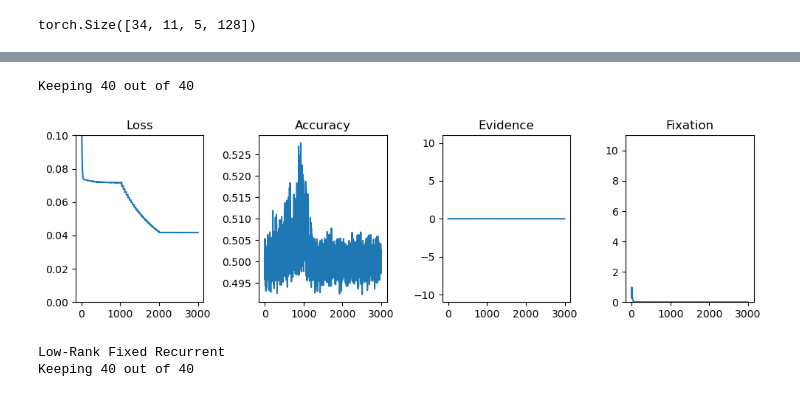
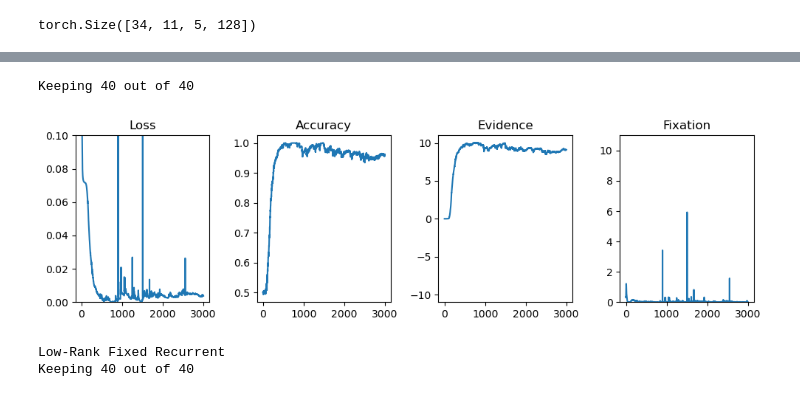
Before and after one commit to landoskape/mcn2024-psets, a Jupyter notebook: intrinsic-excitability/perturb.ipynb, the cells around one changed output, grey strips where cells are left out. Saved outputs shown, nothing was run; the diff lists cells and outputs as text; code cells hidden in the pictures.

Commit message:
plots, some bug fixes

```diff
--- a/intrinsic-excitability/perturb.ipynb
+++ b/intrinsic-excitability/perturb.ipynb
@@ -174,38 +174,38 @@ plt.show()
 # %%
-jobid = 45
+jobid = 43
 
 train_loss, train_accuracy, train_evidence, train_fixation = load_results(jobid)
 keep_idx = train_loss[:, -1] < np.inf
 print(f"Keeping {keep_idx.sum()} out of {keep_idx.shape[0]}")
 
 train_evidence = train_evidence.detach()
 train_fixation = train_fixation.detach()
 
 fig, ax = plt.subplots(1, 4, figsize=(10, 3), tight_layout=True)
 ax[0].plot(train_loss[keep_idx].mean(dim=0))
 # ax[0].fill_between(range(train_loss.shape[1]), train_loss.mean(dim=0) - train_loss.std(dim=0), train_loss.mean(dim=0) + train_loss.std(dim=0), alpha=0.5)
 ax[0].set_title("Loss")
 ax[0].set_ylim(0, 0.1)
 
 ax[1].plot(train_accuracy[keep_idx].mean(dim=0))
 # ax[1].fill_between(range(train_accuracy.shape[1]), train_accuracy.mean(dim=0) - train_accuracy.std(dim=0), train_accuracy.mean(dim=0) + train_accuracy.std(dim=0), alpha=0.5)
 ax[1].set_title("Accuracy")
 
 
 ax[2].plot(train_evidence[keep_idx].mean(dim=0))
 # ax[2].fill_between(range(train_evidence.shape[1]), train_evidence.mean(dim=0) - train_evidence.std(dim=0), train_evidence.mean(dim=0) + train_evidence.std(dim=0), alpha=0.5)
 ax[2].set_title("Evidence")
 ax[2].set_ylim(-11, 11)
 
 ax[3].plot(train_fixation[keep_idx].mean(dim=0))
 # ax[3].fill_between(range(train_fixation.shape[1]), train_fixation.mean(dim=0) - train_fixation.std(dim=0), train_fixation.mean(dim=0) + train_fixation.std(dim=0), alpha=0.5)
 ax[3].set_title("Fixation")
 ax[3].set_ylim(0, 11)
 
 plt.show()
 # %% [output]
 Keeping 40 out of 40
-[figure, old version]
+[figure, new version]
 # %%
 jobs = [43, 44, 45, 46, 47]
 names = ["Low-Rank Full Learning", "Low-Rank Fixed Recurrent", "Low-Rank Fixed Intrinsic", "Low-rank Fixed R+I", "Full-rank Intrinsic"]
```
Also changed, not shown: parts of 3 cells of this notebook, 10 other files.
